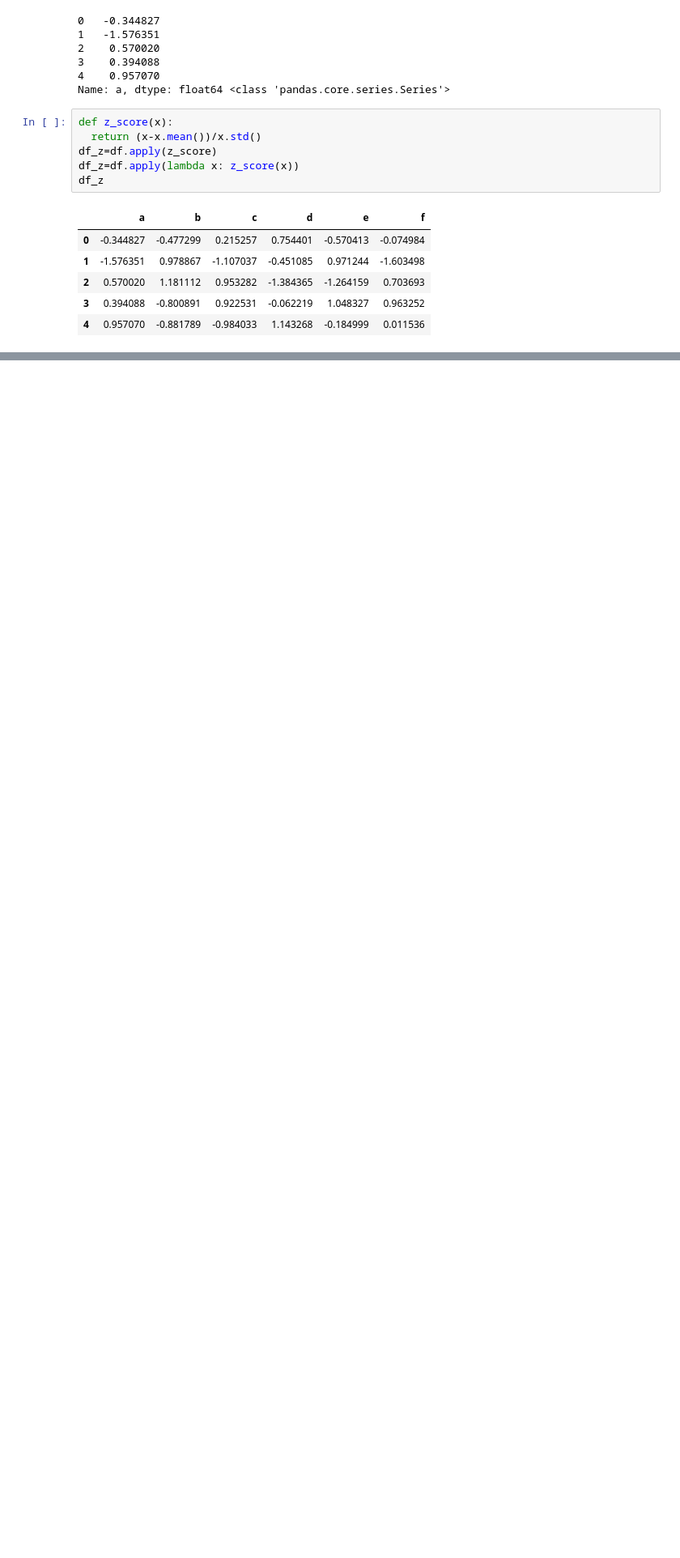
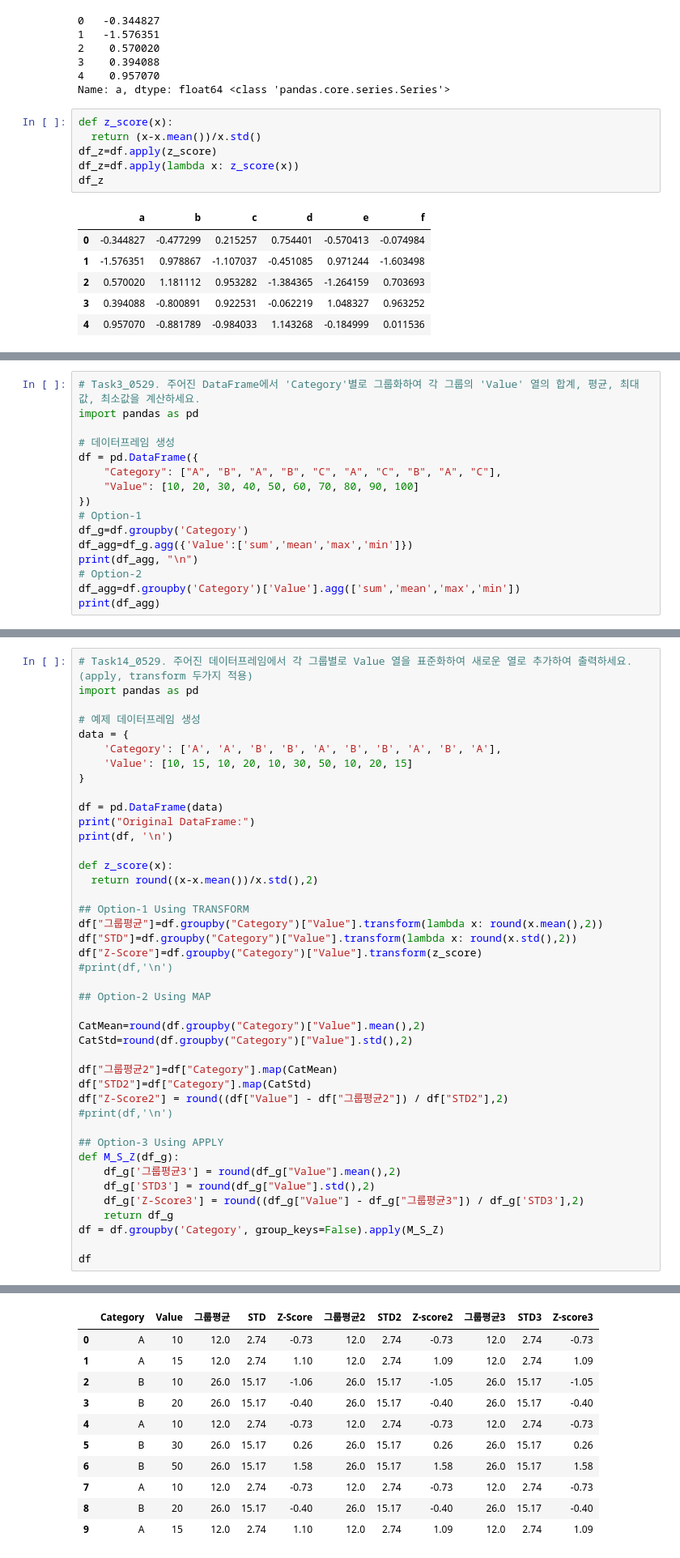
Before and after one commit to H-wooks/KITA_2024, a Jupyter notebook: M3_분석라이브러리/Pandas/Pandas_2_연산.ipynb, the cells around one changed output, grey strips where cells are left out. Shown at 81% size. Drawn from its saved outputs; the diff is of its cells as text; blank space fills up the shorter version.

```diff
--- a/M3_분석라이브러리/Pandas/Pandas_2_연산.ipynb
+++ b/M3_분석라이브러리/Pandas/Pandas_2_연산.ipynb
@@ -953,0 +1075,16 @@ df_z
+# %%
+# Task3_0529. 주어진 DataFrame에서 'Category'별로 그룹화하여 각 그룹의 'Value' 열의 합계, 평균, 최대값, 최소값을 계산하세요.
+import pandas as pd
+
+# 데이터프레임 생성
+df = pd.DataFrame({
+    "Category": ["A", "B", "A", "B", "C", "A", "C", "B", "A", "C"],
+    "Value": [10, 20, 30, 40, 50, 60, 70, 80, 90, 100]
+})
+# Option-1
+df_g=df.groupby('Category')
+df_agg=df_g.agg({'Value':['sum','mean','max','min']})
+print(df_agg, "\n")
+# Option-2
+df_agg=df.groupby('Category')['Value'].agg(['sum','mean','max','min'])
+print(df_agg)
@@ -953,0 +1634,43 @@ df_z
+# %%
+# Task14_0529. 주어진 데이터프레임에서 각 그룹별로 Value 열을 표준화하여 새로운 열로 추가하여 출력하세요.(apply, transform 두가지 적용)
+import pandas as pd
+
+# 예제 데이터프레임 생성
+data = {
+    'Category': ['A', 'A', 'B', 'B', 'A', 'B', 'B', 'A', 'B', 'A'],
+    'Value': [10, 15, 10, 20, 10, 30, 50, 10, 20, 15]
+}
+
+df = pd.DataFrame(data)
+print("Original DataFrame:")
+print(df, '\n')
+
+def z_score(x):
+  return round((x-x.mean())/x.std(),2)
+
+## Option-1 Using TRANSFORM
+df["그룹평균"]=df.groupby("Category")["Value"].transform(lambda x: round(x.mean(),2))
+df["STD"]=df.groupby("Category")["Value"].transform(lambda x: round(x.std(),2))
+df["Z-Score"]=df.groupby("Category")["Value"].transform(z_score)
+#print(df,'\n')
+
+## Option-2 Using MAP
+
+CatMean=round(df.groupby("Category")["Value"].mean(),2)
+CatStd=round(df.groupby("Category")["Value"].std(),2)
+
+df["그룹평균2"]=df["Category"].map(CatMean)
+df["STD2"]=df["Category"].map(CatStd)
+df["Z-Score2"] = round((df["Value"] - df["그룹평균2"]) / df["STD2"],2)
+#print(df,'\n')
+
+## Option-3 Using APPLY
+def M_S_Z(df_g):
+    df_g['그룹평균3'] = round(df_g["Value"].mean(),2)
+    df_g['STD3'] = round(df_g["Value"].std(),2)
+    df_g['Z-Score3'] = round((df_g["Value"] - df_g["그룹평균3"]) / df_g['STD3'],2)
+    return df_g
+df = df.groupby('Category', group_keys=False).apply(M_S_Z)
+
+df
+# %% [output]
@@ -953,0 +1689,11 @@ df_z
+|  | Category | Value | 그룹평균 | STD | Z-Score | 그룹평균2 | STD2 | Z-score2 | 그룹평균3 | STD3 | Z-score3 |
+| 0 | A | 10 | 12.0 | 2.74 | -0.73 | 12.0 | 2.74 | -0.73 | 12.0 | 2.74 | -0.73 |
+| 1 | A | 15 | 12.0 | 2.74 | 1.10 | 12.0 | 2.74 | 1.09 | 12.0 | 2.74 | 1.09 |
+| 2 | B | 10 | 26.0 | 15.17 | -1.06 | 26.0 | 15.17 | -1.05 | 26.0 | 15.17 | -1.05 |
+| 3 | B | 20 | 26.0 | 15.17 | -0.40 | 26.0 | 15.17 | -0.40 | 26.0 | 15.17 | -0.40 |
+| 4 | A | 10 | 12.0 | 2.74 | -0.73 | 12.0 | 2.74 | -0.73 | 12.0 | 2.74 | -0.73 |
+| 5 | B | 30 | 26.0 | 15.17 | 0.26 | 26.0 | 15.17 | 0.26 | 26.0 | 15.17 | 0.26 |
+| 6 | B | 50 | 26.0 | 15.17 | 1.58 | 26.0 | 15.17 | 1.58 | 26.0 | 15.17 | 1.58 |
+| 7 | A | 10 | 12.0 | 2.74 | -0.73 | 12.0 | 2.74 | -0.73 | 12.0 | 2.74 | -0.73 |
+| 8 | B | 20 | 26.0 | 15.17 | -0.40 | 26.0 | 15.17 | -0.40 | 26.0 | 15.17 | -0.40 |
+| 9 | A | 15 | 12.0 | 2.74 | 1.10 | 12.0 | 2.74 | 1.09 | 12.0 | 2.74 | 1.09 |
```
Also changed, not shown: parts of 34 cells of this notebook, 2 other files.
